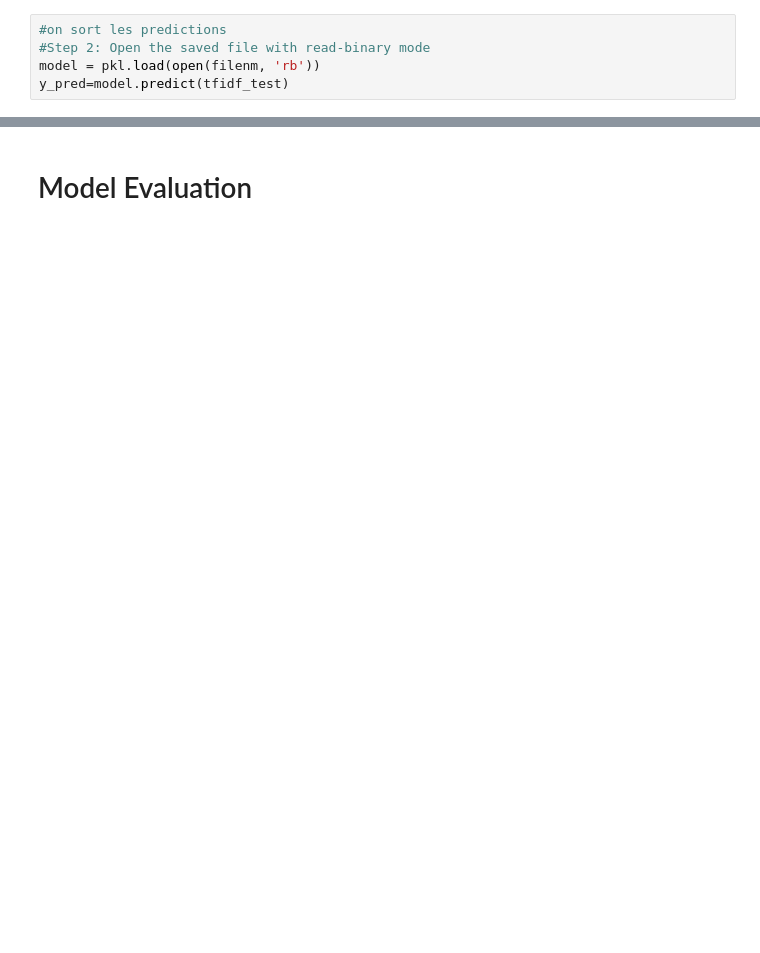
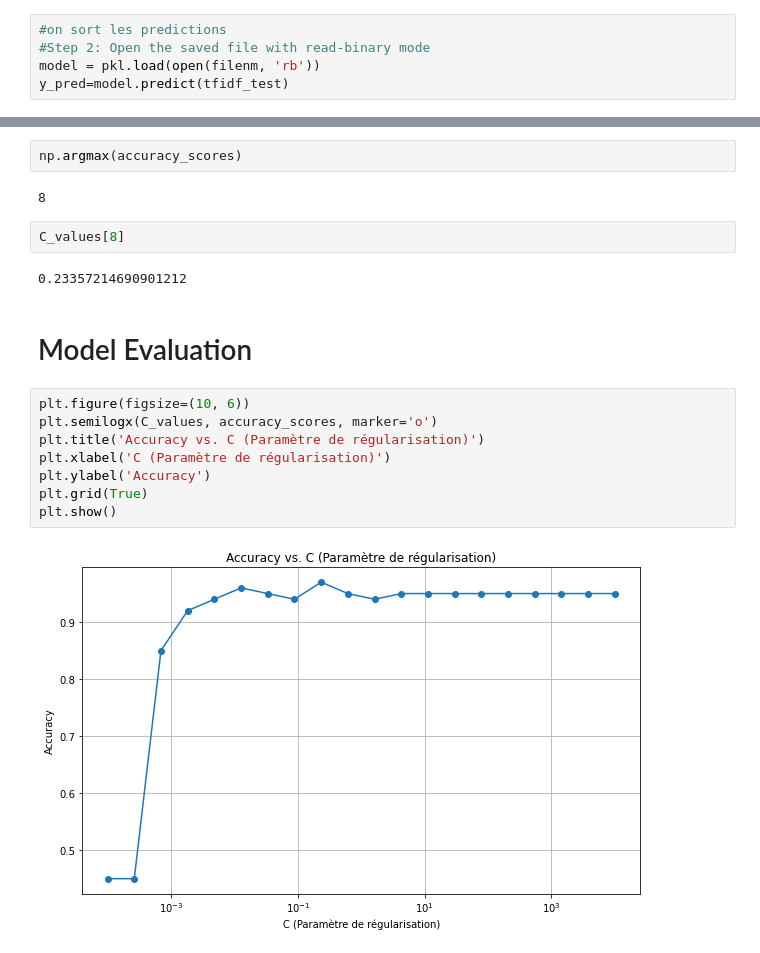
Before and after one commit to BatataNatna/Deep_Fake_project_2024, a Jupyter notebook: model_passive_agressive.ipynb, the cells around one changed output, grey strips where cells are left out. Drawn from its saved outputs; the diff is of its cells as text; blank space fills up the shorter version.

```diff
--- a/model_passive_agressive.ipynb
+++ b/model_passive_agressive.ipynb
@@ -76,5 +115,23 @@ y_pred=model.predict(tfidf_test)
+# %%
+np.argmax(accuracy_scores)
+# %% [output]
+8
+# %%
+C_values[8]
+# %% [output]
+0.23357214690901212
 # %% [markdown]
 # Model Evaluation
+# %%
+plt.figure(figsize=(10, 6))
+plt.semilogx(C_values, accuracy_scores, marker='o')
+plt.title('Accuracy vs. C (Paramètre de régularisation)')
+plt.xlabel('C (Paramètre de régularisation)')
+plt.ylabel('Accuracy')
+plt.grid(True)
+plt.show()
+# %% [output]
+[figure, added]
 # %%
 #get the accuracy of our model.
 acc= accuracy_score(y_test,y_pred)
```
Also changed, not shown: parts of 8 cells of this notebook.
